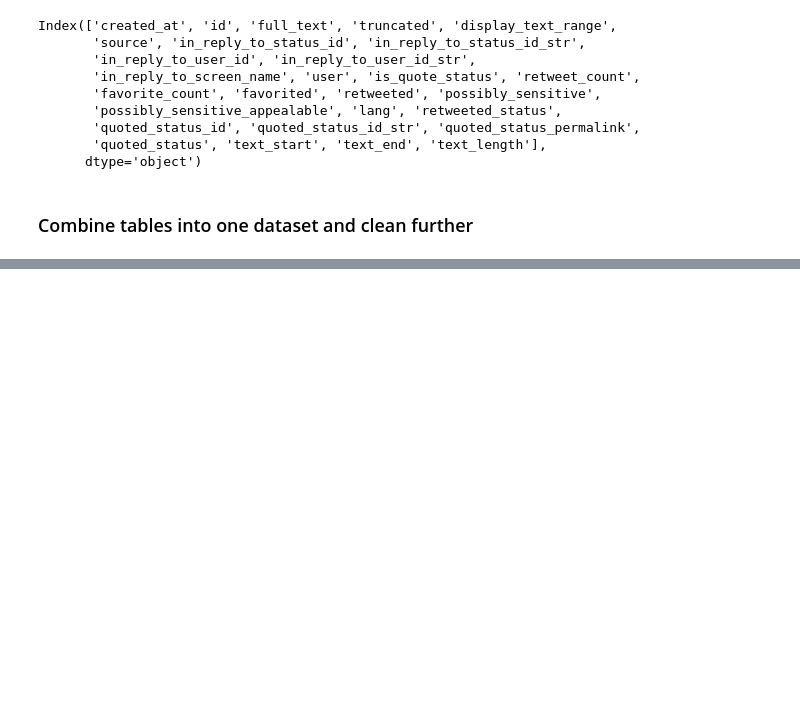
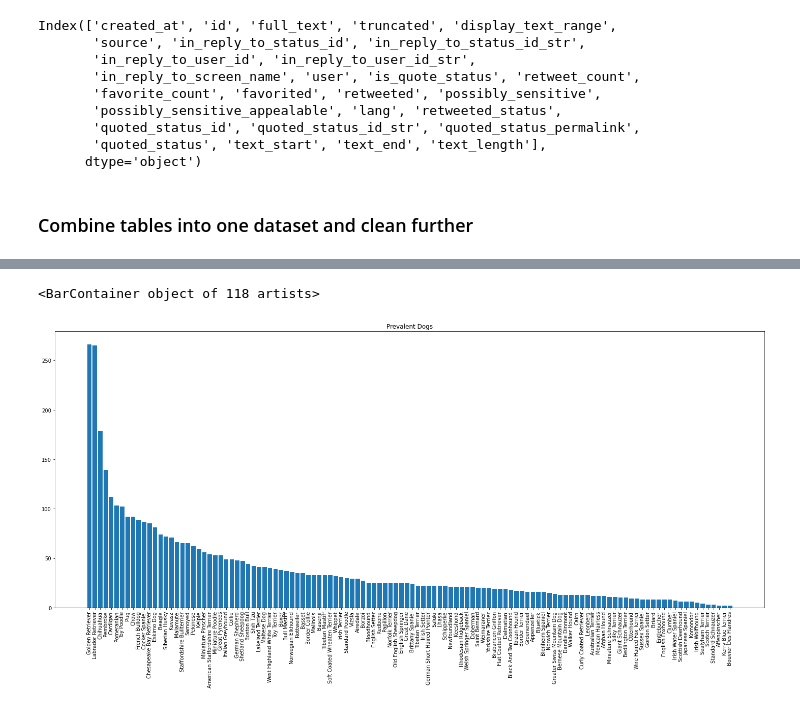
Before and after one commit to chupwalla/wrangling, a Jupyter notebook: wrangle_act.ipynb, the cells around one changed output, grey strips where cells are left out. Saved outputs shown, nothing was run; the diff lists cells and outputs as text; code cells hidden in the pictures; blank space fills up the shorter version.

```diff
--- a/wrangle_act.ipynb
+++ b/wrangle_act.ipynb
@@ -653,0 +679,4 @@ df_master.to_csv('twitter_archive_master.csv')
+# %%
+faves1t = df_master[df_master['p1_dog'] == True].p1.value_counts()
+faves2t = df_master[df_master['p2_dog'] == True].p2.value_counts()
+faves3t = df_master[df_master['p3_dog'] == True].p3.value_counts()
@@ -653,0 +687,9 @@ df_master.to_csv('twitter_archive_master.csv')
+# %%
+dogs = pd.concat([faves1t, faves2t, faves3t], axis=1).fillna(0)
+not_dogs = pd.concat([faves1f, faves2f, faves3f], axis=1).fillna(0)
+# %%
+dogs['total'] = dogs.p1 + dogs.p2 + dogs.p3
+not_dogs['total'] = not_dogs.p1 + not_dogs.p2 + not_dogs.p3
+# %%
+dogs = dogs.sort_values(by='total', ascending=False)
+dogs.head()
@@ -653,0 +703,9 @@ df_master.to_csv('twitter_archive_master.csv')
+# %%
+tot_dogs = dogs['total']
+plt.figure(figsize=(25, 10))
+plt.title('Prevalent Dogs')
+plt.xticks(rotation=90)
+plt.bar(tot_dogs.index, tot_dogs)
+# %% [output]
+<BarContainer object of 118 artists>
+[figure, added]
```
Also changed, not shown: parts of 12 cells of this notebook, 3 other files.
